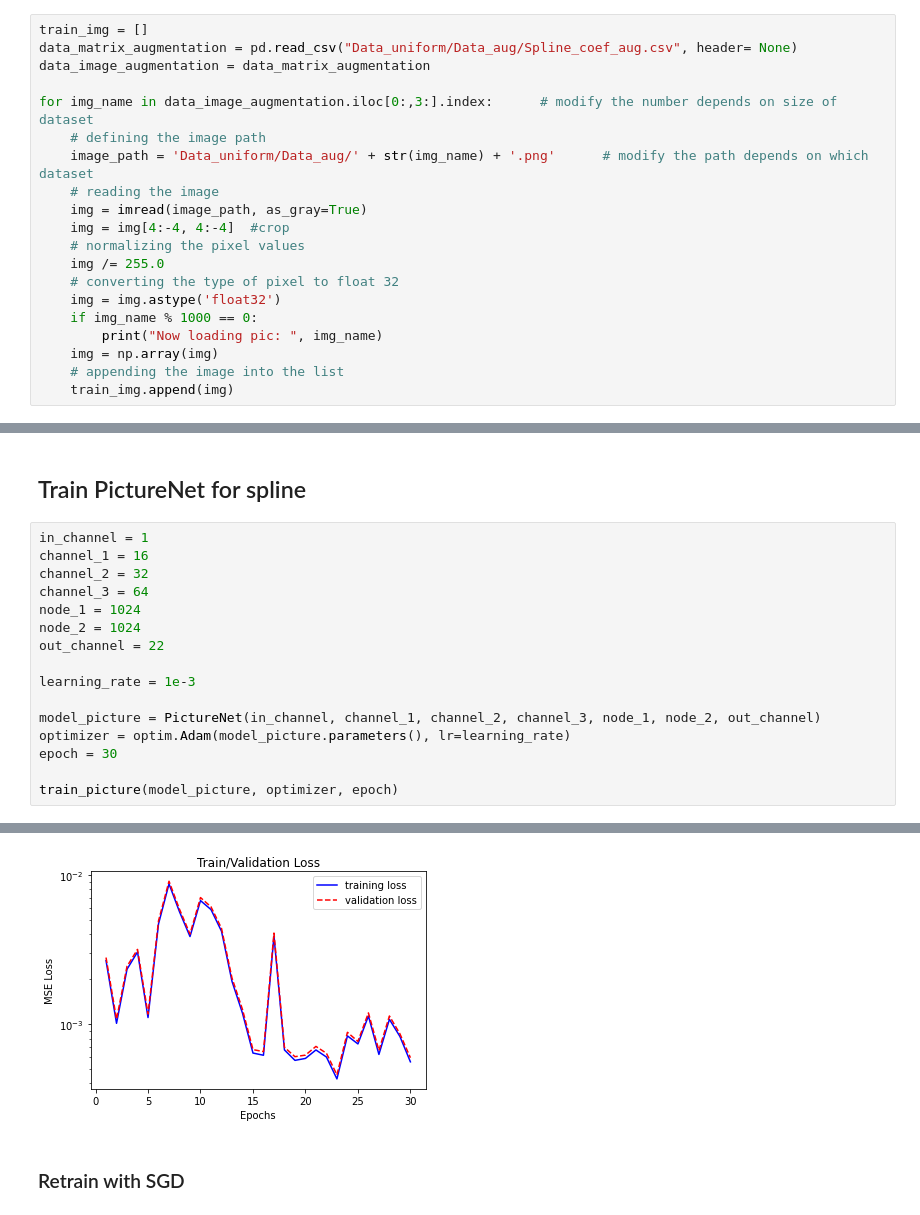
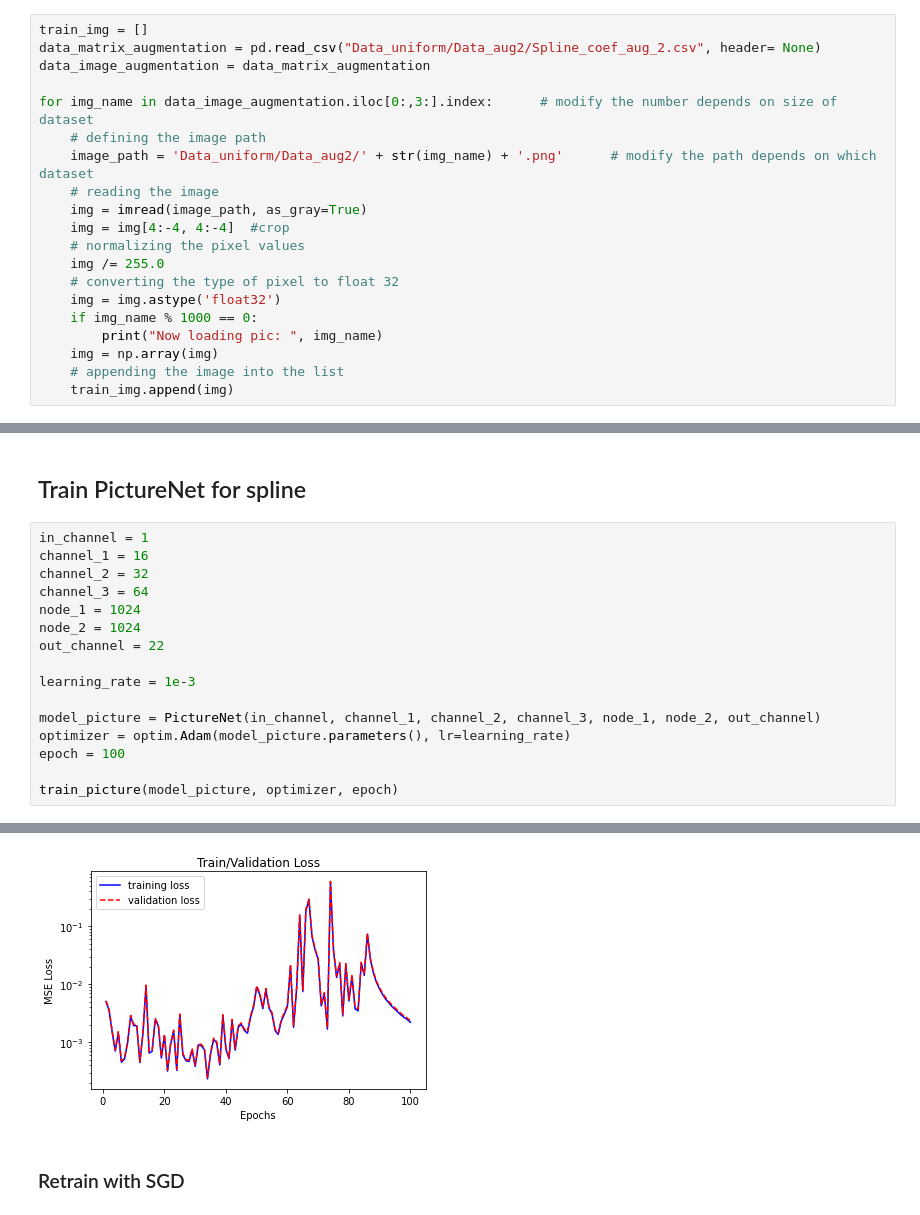
Before and after one commit to ShaoKAi100812/Pendant_Drop_Tensiometry_Prediction, a Jupyter notebook: main_augmentation.ipynb, the cells around one changed output, grey strips where cells are left out. Drawn from its saved outputs; the diff is of its cells as text.

Commit message:
refactor: Fit the augmentation dataset with smaller translation

```diff
--- a/main_augmentation.ipynb
+++ b/main_augmentation.ipynb
@@ -180,12 +180,12 @@ train_loader_augmentation, val_loader_augmentation, test_loader_augmentation = s
 Read image from files
 # %%
 train_img = []
-data_matrix_augmentation = pd.read_csv("Data_uniform/Data_aug/Spline_coef_aug.csv", header= None)
+data_matrix_augmentation = pd.read_csv("Data_uniform/Data_aug2/Spline_coef_aug_2.csv", header= None)
 data_image_augmentation = data_matrix_augmentation
 
 for img_name in data_image_augmentation.iloc[0:,3:].index:      # modify the number depends on size of dataset
     # defining the image path
-    image_path = 'Data_uniform/Data_aug/' + str(img_name) + '.png'      # modify the path depends on which dataset
+    image_path = 'Data_uniform/Data_aug2/' + str(img_name) + '.png'      # modify the path depends on which dataset
     # reading the image
     img = imread(image_path, as_gray=True)
     img = img[4:-4, 4:-4]  #crop
@@ -468,7 +468,7 @@ learning_rate = 1e-3
 
 model_picture = PictureNet(in_channel, channel_1, channel_2, channel_3, node_1, node_2, out_channel)
 optimizer = optim.Adam(model_picture.parameters(), lr=learning_rate)
-epoch = 30
+epoch = 100
 
 train_picture(model_picture, optimizer, epoch)
 # %% [output]
@@ -492,4 +492,4 @@ The model is saved at epoch = 23 and the loss = 0.00042933582911017346
-[figure, old version]
+[figure, new version]
 # %% [markdown]
 ### Retrain with SGD
 # %%
```
Also changed, not shown: parts of 16 cells of this notebook.
